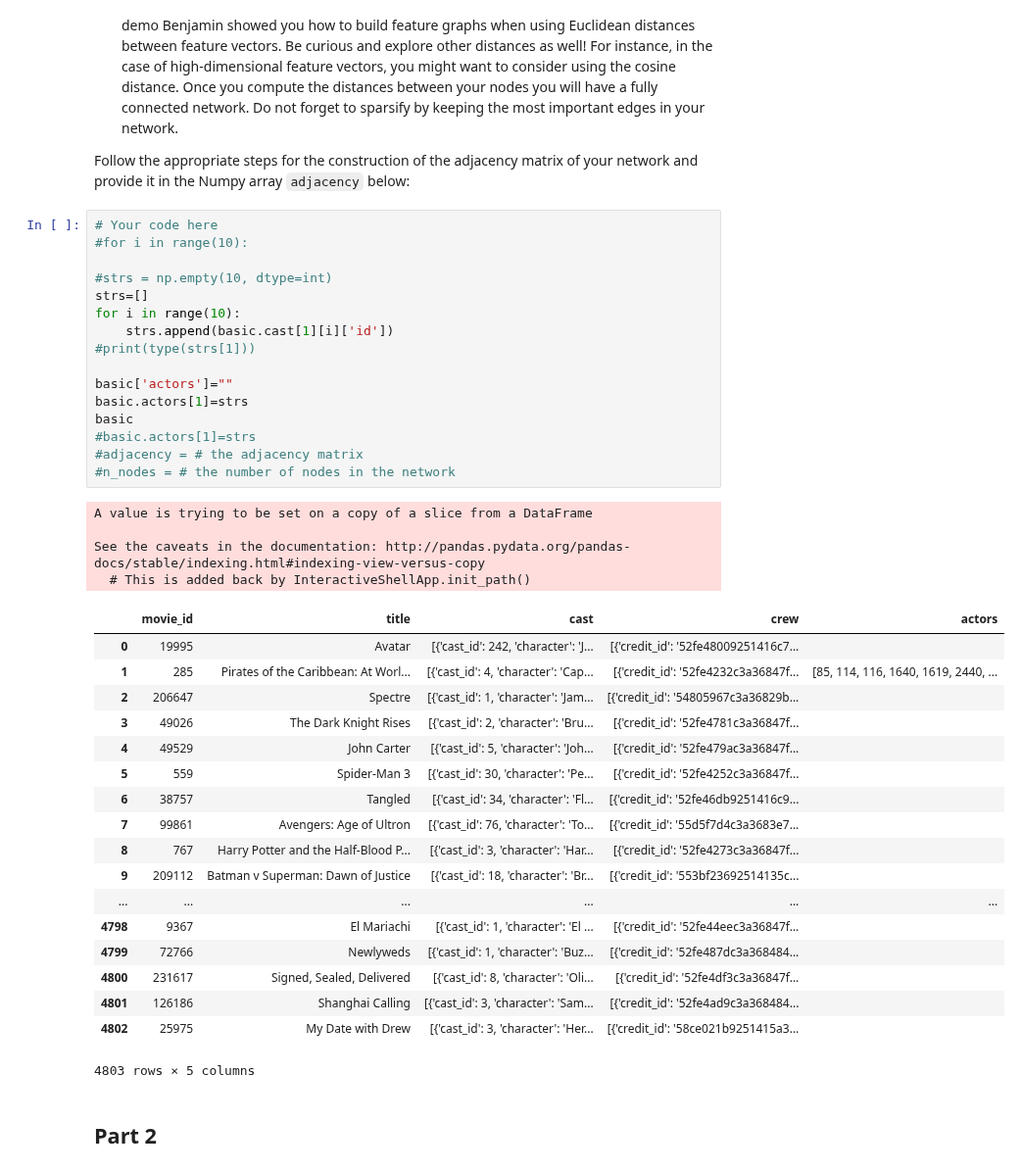
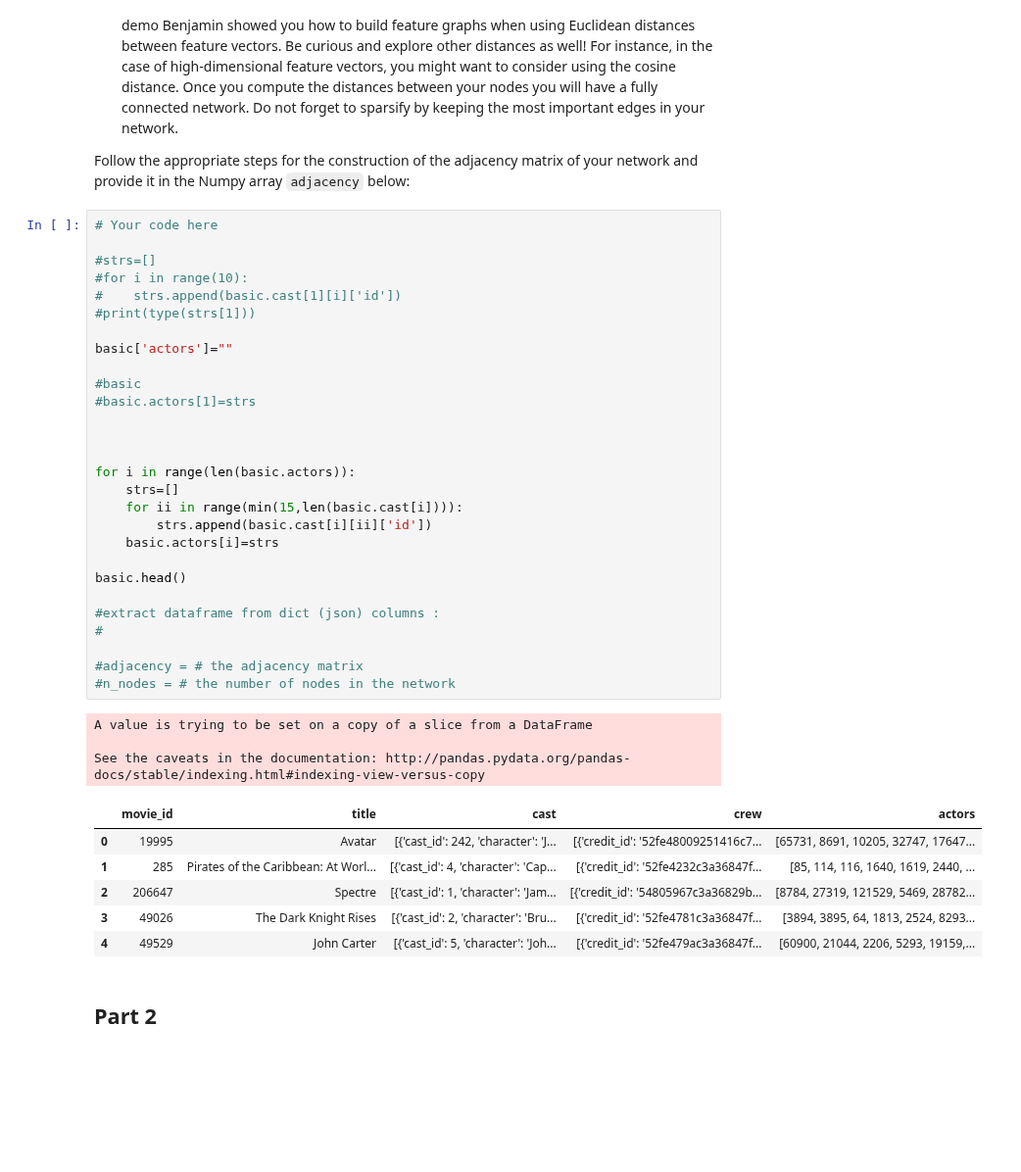
Before and after one commit to vndk36/Project_ntds2018, a Jupyter notebook: 1_TMDb_hugodeus.ipynb, the cells around one changed output. Shown at 98% size. Drawn from its saved outputs; the diff is of its cells as text; blank space fills up the shorter version.

```diff
--- a/1_TMDb_hugodeus.ipynb
+++ b/1_TMDb_hugodeus.ipynb
@@ -108,43 +99,42 @@ There are two possible scenarios for your adjacency matrix construction, as you
 Follow the appropriate steps for the construction of the adjacency matrix of your network and provide it in the Numpy array ``adjacency`` below:
 # %%
 # Your code here
+
+#strs=[]
 #for i in range(10):
-
-#strs = np.empty(10, dtype=int)
-strs=[]
-for i in range(10):
-    strs.append(basic.cast[1][i]['id'])
+#    strs.append(basic.cast[1][i]['id'])
 #print(type(strs[1]))
 
 basic['actors']=""
-basic.actors[1]=strs
-basic
+
+#basic
 #basic.actors[1]=strs
+
+
+
+for i in range(len(basic.actors)):
+    strs=[]
+    for ii in range(min(15,len(basic.cast[i]))):
+        strs.append(basic.cast[i][ii]['id'])
+    basic.actors[i]=strs
+
+basic.head()
+
+#extract dataframe from dict (json) columns :
+#
+
 #adjacency = # the adjacency matrix
 #n_nodes = # the number of nodes in the network
 # %% [output]
 A value is trying to be set on a copy of a slice from a DataFrame
 
 See the caveats in the documentation: http://pandas.pydata.org/pandas-docs/stable/indexing.html#indexing-view-versus-copy
-  # This is added back by InteractiveShellApp.init_path()
 |  | movie_id | title | cast | crew | actors |
-| 0 | 19995 | Avatar | [{'cast_id': 242, 'character': 'J... | [{'credit_id': '52fe48009251416c7... |  |
+| 0 | 19995 | Avatar | [{'cast_id': 242, 'character': 'J... | [{'credit_id': '52fe48009251416c7... | [65731, 8691, 10205, 32747, 17647... |
 | 1 | 285 | Pirates of the Caribbean: At Worl... | [{'cast_id': 4, 'character': 'Cap... | [{'credit_id': '52fe4232c3a36847f... | [85, 114, 116, 1640, 1619, 2440, ... |
-| 2 | 206647 | Spectre | [{'cast_id': 1, 'character': 'Jam... | [{'credit_id': '54805967c3a36829b... |  |
-| 3 | 49026 | The Dark Knight Rises | [{'cast_id': 2, 'character': 'Bru... | [{'credit_id': '52fe4781c3a36847f... |  |
-| 4 | 49529 | John Carter | [{'cast_id': 5, 'character': 'Joh... | [{'credit_id': '52fe479ac3a36847f... |  |
-| 5 | 559 | Spider-Man 3 | [{'cast_id': 30, 'character': 'Pe... | [{'credit_id': '52fe4252c3a36847f... |  |
-| 6 | 38757 | Tangled | [{'cast_id': 34, 'character': 'Fl... | [{'credit_id': '52fe46db9251416c9... |  |
-| 7 | 99861 | Avengers: Age of Ultron | [{'cast_id': 76, 'character': 'To... | [{'credit_id': '55d5f7d4c3a3683e7... |  |
-| 8 | 767 | Harry Potter and the Half-Blood P... | [{'cast_id': 3, 'character': 'Har... | [{'credit_id': '52fe4273c3a36847f... |  |
-| 9 | 209112 | Batman v Superman: Dawn of Justice | [{'cast_id': 18, 'character': 'Br... | [{'credit_id': '553bf23692514135c... |  |
-| ... | ... | ... | ... | ... | ... |
-| 4798 | 9367 | El Mariachi | [{'cast_id': 1, 'character': 'El ... | [{'credit_id': '52fe44eec3a36847f... |  |
-| 4799 | 72766 | Newlyweds | [{'cast_id': 1, 'character': 'Buz... | [{'credit_id': '52fe487dc3a368484... |  |
-| 4800 | 231617 | Signed, Sealed, Delivered | [{'cast_id': 8, 'character': 'Oli... | [{'credit_id': '52fe4df3c3a36847f... |  |
-| 4801 | 126186 | Shanghai Calling | [{'cast_id': 3, 'character': 'Sam... | [{'credit_id': '52fe4ad9c3a368484... |  |
-| 4802 | 25975 | My Date with Drew | [{'cast_id': 3, 'character': 'Her... | [{'credit_id': '58ce021b9251415a3... |  |
+| 2 | 206647 | Spectre | [{'cast_id': 1, 'character': 'Jam... | [{'credit_id': '54805967c3a36829b... | [8784, 27319, 121529, 5469, 28782... |
+| 3 | 49026 | The Dark Knight Rises | [{'cast_id': 2, 'character': 'Bru... | [{'credit_id': '52fe4781c3a36847f... | [3894, 3895, 64, 1813, 2524, 8293... |
+| 4 | 49529 | John Carter | [{'cast_id': 5, 'character': 'Joh... | [{'credit_id': '52fe479ac3a36847f... | [60900, 21044, 2206, 5293, 19159,... |
-4803 rows × 5 columns
 # %% [markdown]
 ## Part 2
 # %% [markdown]
```
Also changed, not shown: parts of 1 cell of this notebook, 1 other file.
